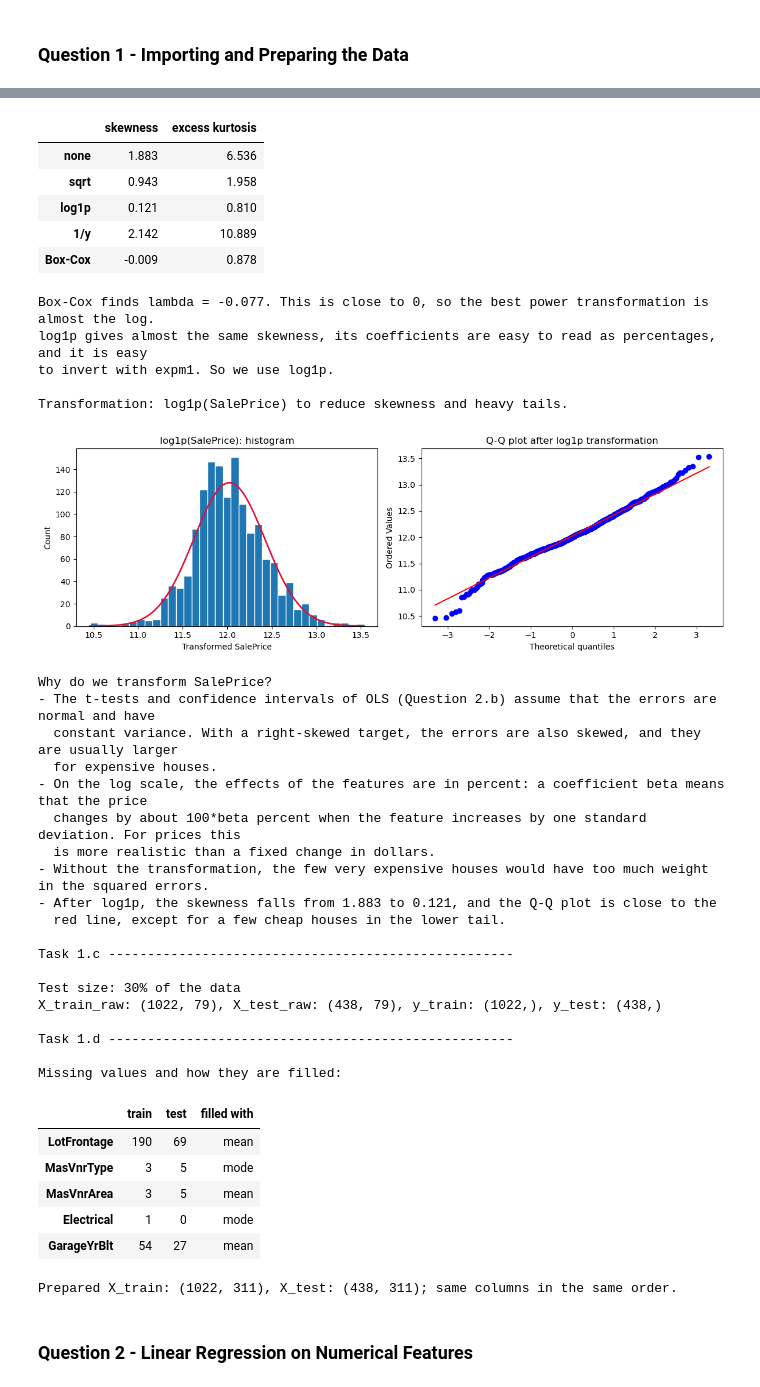
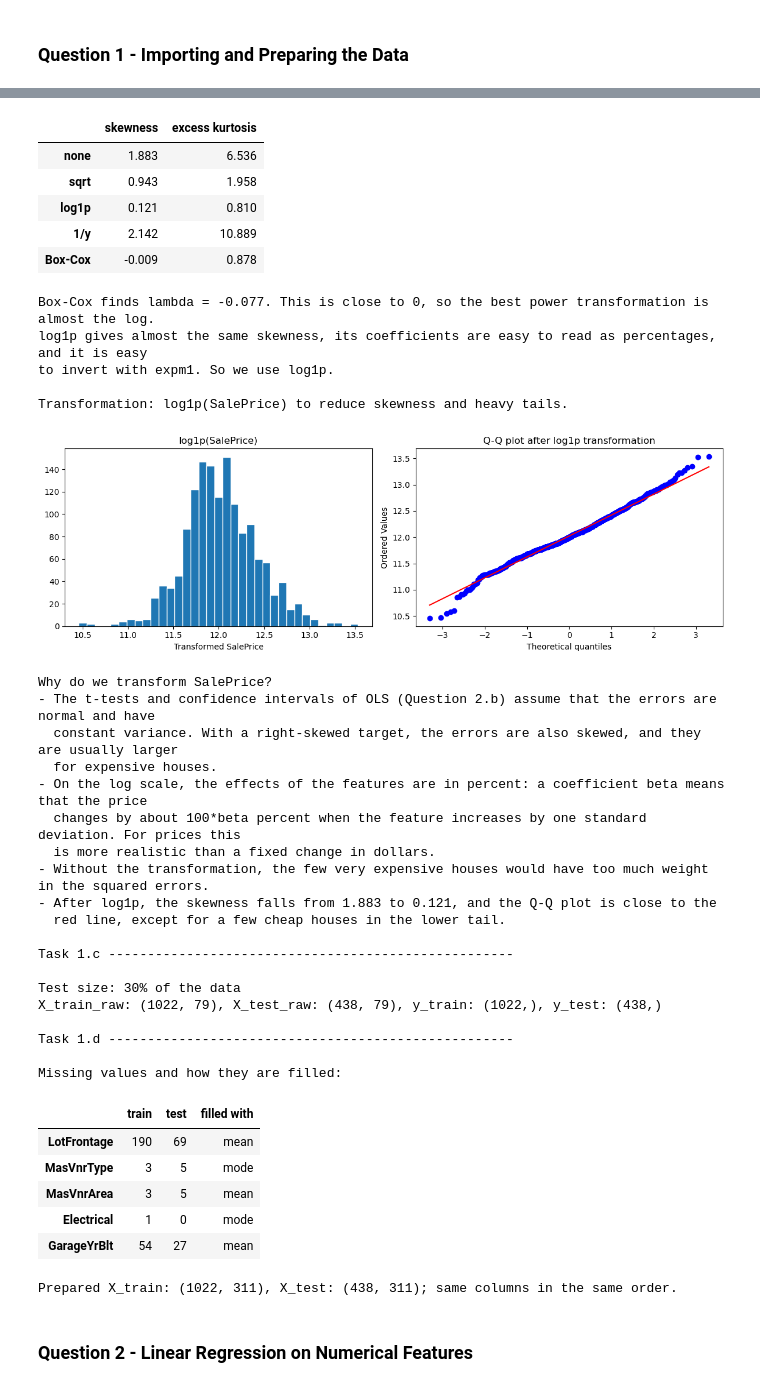
Before and after one commit to giacomomaggiore/ml-finance-insurance, a Jupyter notebook: 1-linear-regression/1-main.ipynb, the cells around one changed output, grey strips where cells are left out. Saved outputs shown, nothing was run; the diff lists cells and outputs as text; code cells hidden in the pictures.

```diff
--- a/1-linear-regression/1-main.ipynb
+++ b/1-linear-regression/1-main.ipynb
@@ -138,11 +138,8 @@ assert np.allclose(np.expm1(y), y_original)
 
 fig, axes = plt.subplots(1, 2, figsize=(12, 4))
 
-counts, bins, _ = axes[0].hist(y, bins=35, edgecolor="white")
-mu, sigma = y.mean(), y.std()
-x2 = np.linspace(y.min(), y.max(), 400)
-axes[0].plot(x2, stats.norm.pdf(x2, mu, sigma) * len(y) * (bins[1] - bins[0]), color="crimson", lw=2)
-axes[0].set(title="log1p(SalePrice): histogram", xlabel="Transformed SalePrice", ylabel="Count")
+axes[0].hist(y, bins=35, edgecolor="white")
+axes[0].set(title="log1p(SalePrice)", xlabel="Transformed SalePrice")
 
 stats.probplot(y, dist="norm", plot=axes[1])
 axes[1].set_title("Q-Q plot after log1p transformation")
@@ -277,34 +274,34 @@ print(f"Prepared X_train: {X_train.shape}, X_test: {X_test.shape}; same columns
 Task 1.a ----------------------------------------------------
 
 X: (1460, 79), y: (1460,) | numerical: 35, categorical: 44
 
 Task 1.b ----------------------------------------------------
 [figure]
 Skewness: 1.883
 Excess kurtosis: 6.536
 Mean: $180,921
 Median: $163,000
 
 - Skewness > 0 and mean > median: the distribution has a long tail to the right (right-skewed).
 - Excess kurtosis > 0: there are more extreme values than in a normal distribution.
 - Histogram: the long right tail does not follow the red normal curve.
 - Q-Q plot: the points form a curve, not a straight line. In both tails they are above the red line:
   the cheapest houses are more expensive, and the most expensive houses are much more expensive,
   than a normal distribution would predict.
 - Boxplot: there are many very expensive outliers on the right, and none on the left.
 => SalePrice is not approximately Gaussian.
 |  | skewness | excess kurtosis |
 | none | 1.883 | 6.536 |
 | sqrt | 0.943 | 1.958 |
 | log1p | 0.121 | 0.810 |
 | 1/y | 2.142 | 10.889 |
 | Box-Cox | -0.009 | 0.878 |
 Box-Cox finds lambda = -0.077. This is close to 0, so the best power transformation is almost the log.
 log1p gives almost the same skewness, its coefficients are easy to read as percentages, and it is easy
 to invert with expm1. So we use log1p.
 
 Transformation: log1p(SalePrice) to reduce skewness and heavy tails.
-[figure, old version]
+[figure, new version]
 Why do we transform SalePrice?
 - The t-tests and confidence intervals of OLS (Question 2.b) assume that the errors are normal and have
   constant variance. With a right-skewed target, the errors are also skewed, and they are usually larger
```
Also changed, not shown: parts of 5 cells of this notebook, 15 other files.
